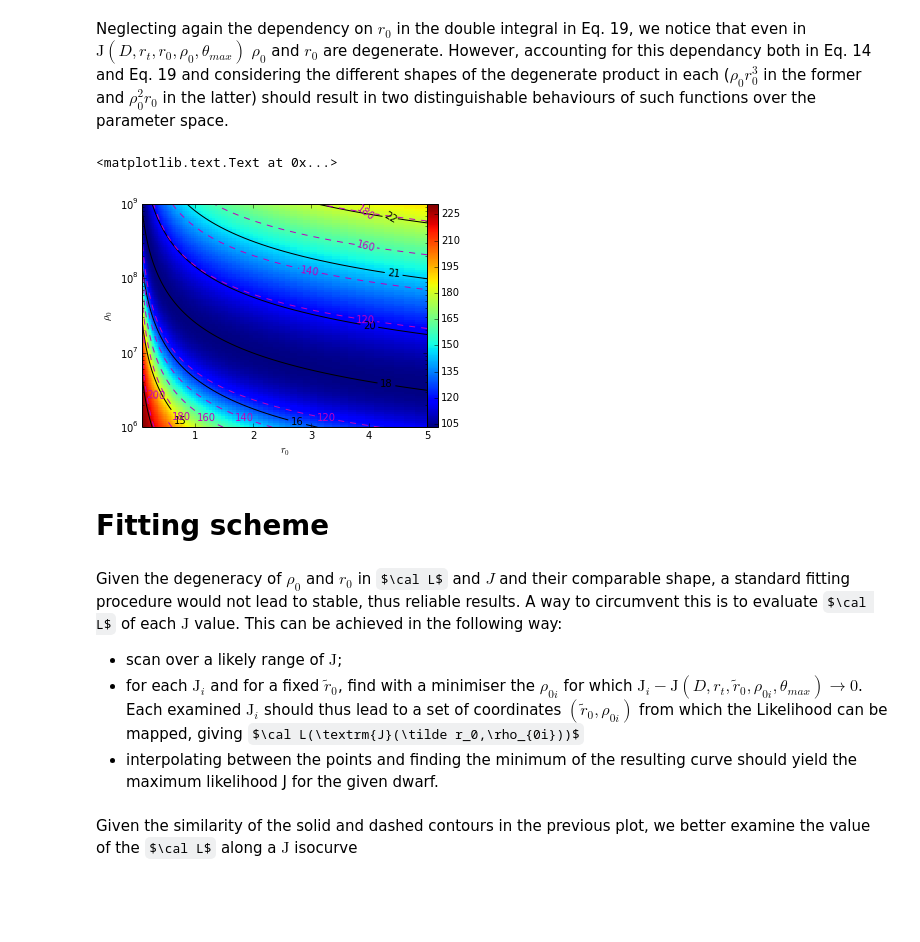
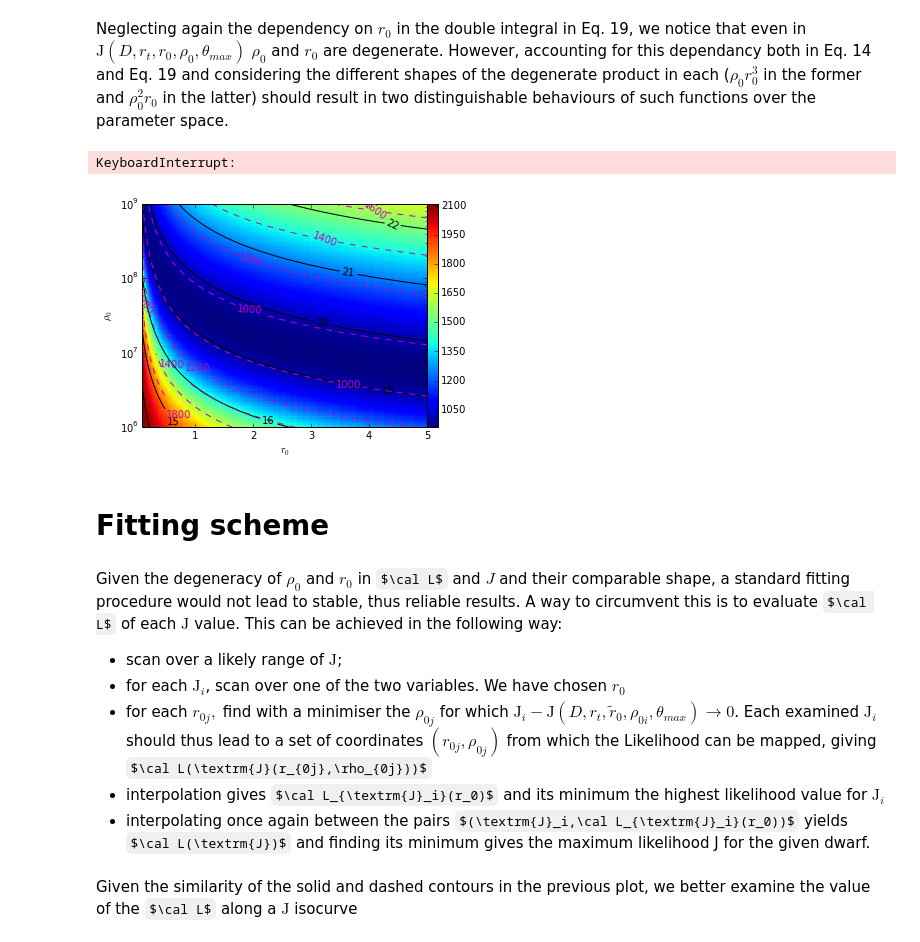
Before and after one commit to achiappo/FRESKA, a Jupyter notebook: spherical_jeans_analysis.ipynb, the cells around one changed output. Saved outputs shown, nothing was run; the diff lists cells and outputs as text; code cells hidden in the pictures; some formulas as TeX source; blank space fills up the shorter version.

Commit message:
testing settings
coded settings are tuned to let the code fit the J-factor for different dwarfs

```diff
--- a/spherical_jeans_analysis.ipynb
+++ b/spherical_jeans_analysis.ipynb
@@ -195,7 +195,7 @@ def get_data(gal):
 
     return x,v,dv,rh,rt,nstars,D,pa
 
-dwarf = 'umaI'
+dwarf = 'dra'
 data = get_data(dwarf)
 R=data[0]
 v=data[1]
@@ -448,40 +446,44 @@ def analyticF(D,rt,r0,rho0,tmax):
 # print analyticF(104,np.inf, 0.141, 10**8.778, 0.5)
 # %% [markdown]
 Neglecting again the dependency on $r_0$ in the double integral in Eq. 19, we notice that even in $\mathrm{J}(D,r_t,r_0,\rho_0,\theta_{max})$ $\rho_0$ and $r_0$ are degenerate. However, accounting for this dependancy both in Eq. 14 and Eq. 19 and considering the different shapes of the degenerate product in each ($\rho_0 r_0^3$ in the former and $\rho_0^2 r_0$ in the latter) should result in two distinguishable behaviours of such functions over the parameter space.
+# %%
+rho0_array = np.logspace(6.,9.,100)
+
+Jgrid = np.empty([len(rho0_array),len(r0_array)])
+Lgrid = np.empty([len(rho0_array),len(r0_array)])
+for i,rho0 in enumerate(rho0_array):
+    for j,r0 in enumerate(r0_array):
+        Jgrid[i,j] = Jfactor(D,np.inf,r0,rho0,0.5)
+        Lgrid[i,j] = logLike(rho0*r0**3,j)
+np.save('output/Jgrid_%s'%dwarf,Jgrid)
+np.save('output/Lgrid_%s'%dwarf,Lgrid)
+# %% [output]
+KeyboardInterrupt:
 # %%
-rho0_array = np.logspace(6.,9.,100)
-'''
-Jgrid = np.empty([len(rho0_array),len(r0_array)])
-Lgrid = np.empty([len(rho0_array),len(r0_array)])
-for i,rho0 in enumerate(rho0_array):
-    for j,r0 in enumerate(r0_array):
-        Jgrid[i,j] = Jfactor(D,np.inf,r0,rho0,0.5)
-        Lgrid[i,j] = logLike(rho0*r0**3,j)
-np.save('output/Jgrid_umaI',Jgrid)
-np.save('output/Lgrid_umaI',Lgrid)
-'''
-Jgrid = np.load('output/Jgrid_umaI.npy')
-Lgrid = np.load("output/Lgrid_umaI.npy")
+Jgrid = np.load('output/Jgrid_%s.npy'%dwarf)
+Lgrid = np.load("output/Lgrid_%s.npy"%dwarf)
 #jplot = plt.pcolormesh(r0_array,rho0_array,np.log10(Jgrid))
 lplot = plt.pcolormesh(r0_array,rho0_array,Lgrid)
 ctJ = plt.contour(r0_array,rho0_array,np.log10(Jgrid),colors='k')
 ctL = plt.contour(r0_array,rho0_array,Lgrid,linestyles='dashed',colors='m')
 plt.clabel(ctJ,inline=1,fmt='%1.0f',colors='k')
 plt.clabel(ctL,inline=1,fmt='%1.0f',colors='m')
 plt.colorbar(lplot,pad=0)
 plt.semilogy()
 plt.ylabel(r'$\rho_0$')
 plt.xlabel(r'$r_0$')
+plt.savefig('output/gridLJ_%s.png'%dwarf,dpi=100,format='png')
 # %% [output]
-<matplotlib.text.Text at 0x...>
-[figure, old version]
+[figure, new version]
 # %% [markdown]
 # Fitting scheme
 # %% [markdown]
 Given the degeneracy of $\rho_0$ and $r_0$ in $\cal L$ and $J$ and their comparable shape, a standard fitting procedure would not lead to stable, thus reliable results. A way to circumvent this is to evaluate $\cal L$ of each $\textrm{J}$ value. This can be achieved in the following way:
 * scan over a likely range of $\mathrm{J}$;
-* for each $\mathrm{J}_i$ and for a fixed $\tilde r_0$, find with a minimiser the $\rho_{0i}$ for which $\mathrm{J}_i - \mathrm{J}(D,r_t,\tilde r_{0},\rho_{0i},\theta_{max}) \rightarrow 0$. Each examined $\mathrm{J}_i$ should thus lead to a set of coordinates $(\tilde r_{0},\rho_{0i})$ from which the Likelihood can be mapped, giving $\cal L(\textrm{J}(\tilde r_0,\rho_{0i}))$
-* interpolating between the points and finding the minimum of the resulting curve should yield the maximum likelihood J for the given dwarf.
+* for each $\mathrm{J}_i$, scan over one of the two variables. We have chosen $r_0$
+* for each $r_{0j},$ find with a minimiser the $\rho_{0j}$ for which $\mathrm{J}_i - \mathrm{J}(D,r_t,\tilde r_{0},\rho_{0i},\theta_{max}) \rightarrow 0$. Each examined $\mathrm{J}_i$ should thus lead to a set of coordinates $(r_{0j},\rho_{0j})$ from which the Likelihood can be mapped, giving $\cal L(\textrm{J}(r_{0j},\rho_{0j}))$
+* interpolation gives $\cal L_{\textrm{J}_i}(r_0)$ and its minimum the highest likelihood value for $\textrm{J}_i$
+* interpolating once again between the pairs $(\textrm{J}_i,\cal L_{\textrm{J}_i}(r_0))$ yields $\cal L(\textrm{J})$ and finding its minimum gives the maximum likelihood J for the given dwarf.
 # %%
 from scipy.interpolate import UnivariateSpline as spline
 def deltaJ(rho0,J,D,rt,r0,tmax):
```
Also changed, not shown: parts of 23 cells of this notebook.
